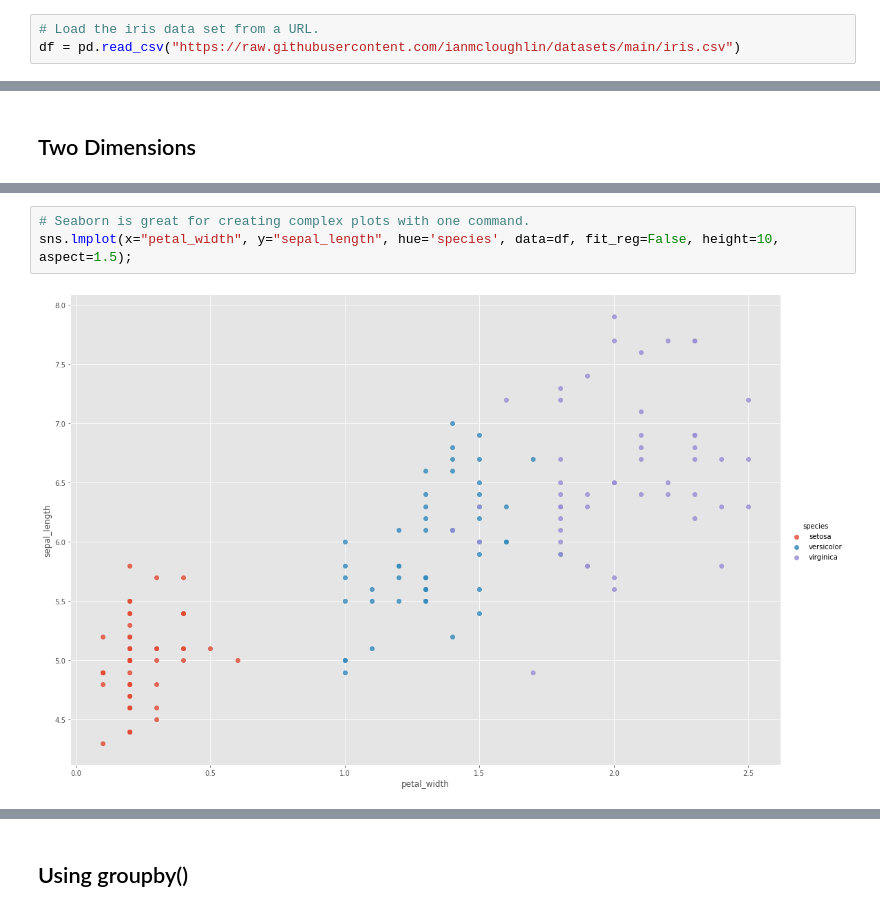
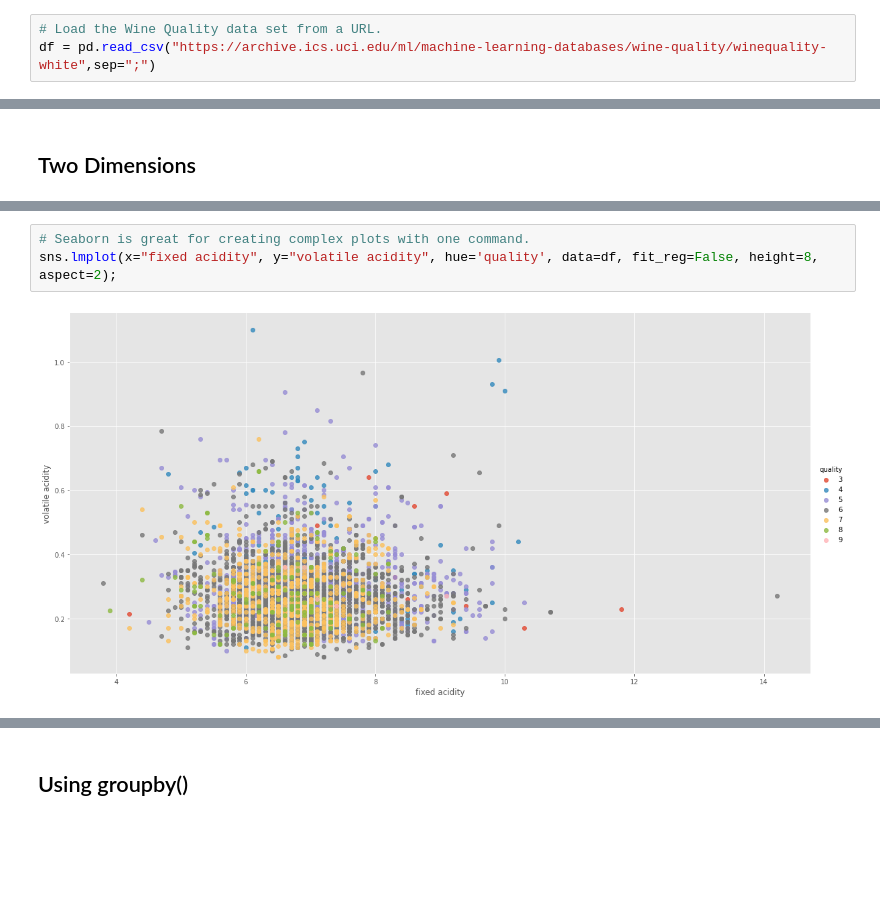
Before and after one commit to Oskar-Ciebien/Emerging-Technologies-Project, a Jupyter notebook: scikit-learn.ipynb, the cells around one changed output, grey strips where cells are left out. Drawn from its saved outputs; the diff is of its cells as text; blank space fills up the shorter version.

```diff
--- a/scikit-learn.ipynb
+++ b/scikit-learn.ipynb
@@ -100,6 +102,6 @@ plt.style.use('ggplot')
 # %%
-# Load the iris data set from a URL.
-df = pd.read_csv("https://raw.githubusercontent.com/ianmcloughlin/datasets/main/iris.csv")
+# Load the Wine Quality data set from a URL.
+df = pd.read_csv("https://archive.ics.uci.edu/ml/machine-learning-databases/wine-quality/winequality-white",sep=";")
 # %%
 # Have a look at the data.
 df
@@ -154,7 +156,7 @@ ax.set_ylabel('Sepal length');
 # %%
 # Seaborn is great for creating complex plots with one command.
-sns.lmplot(x="petal_width", y="sepal_length", hue='species', data=df, fit_reg=False, height=10, aspect=1.5);
+sns.lmplot(x="fixed acidity", y="volatile acidity", hue='quality', data=df, fit_reg=False, height=8, aspect=2);
 # %% [output]
-[figure, old version]
+[figure, new version]
 # %%
 # Segregate the data.
```
Also changed, not shown: parts of 47 cells of this notebook.
